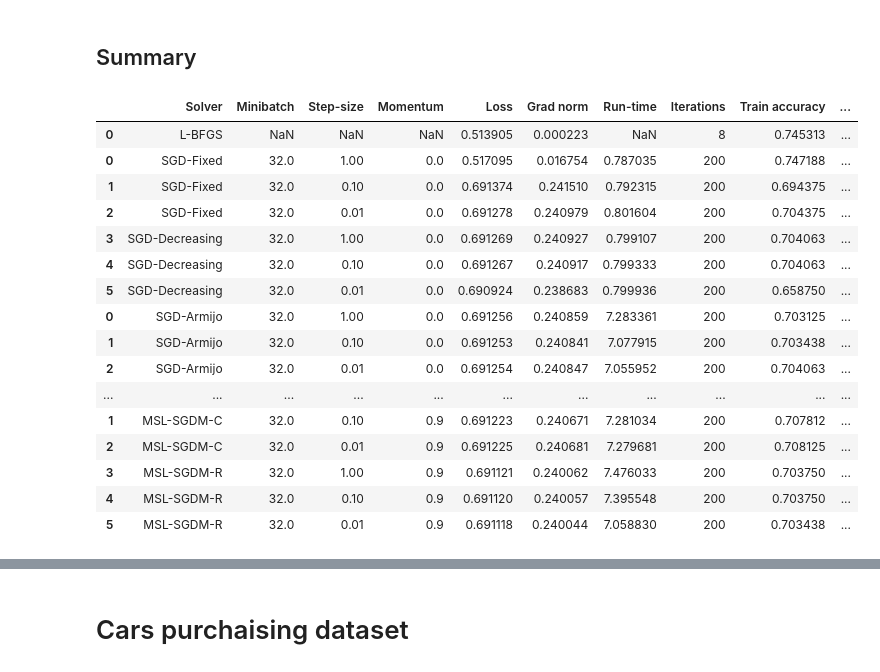
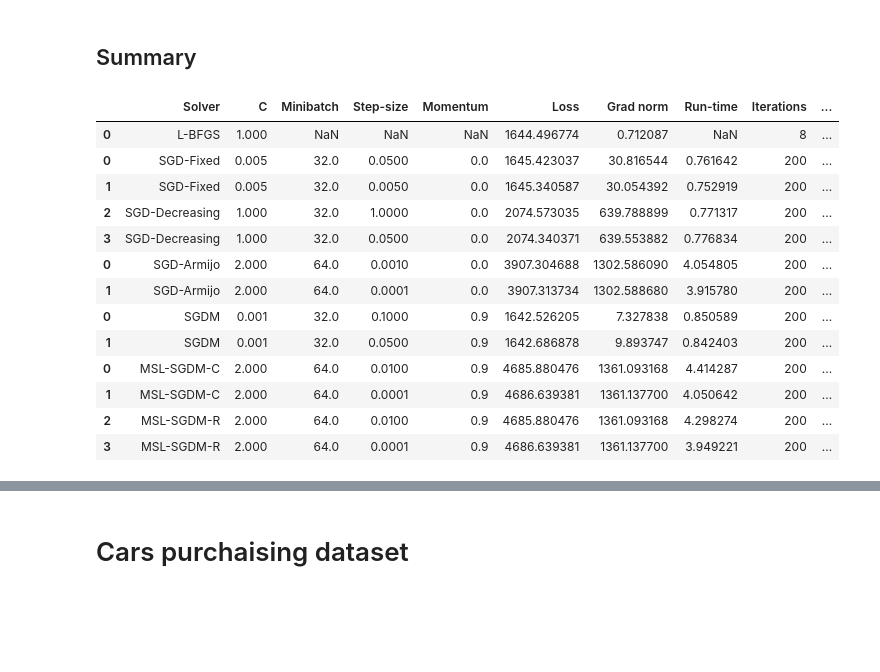
Before and after one commit to david-inf/SGD-and-LS, a Jupyter notebook: py/main.ipynb, the cells around one changed output, grey strips where cells are left out. Cells and saved outputs as stored; diff of their text form; code cells hidden in the pictures; blank space fills up the shorter version.

Commit message:
Added some tests and sterted hyper-parameters tuning

```diff
--- a/py/main.ipynb
+++ b/py/main.ipynb
@@ -64,2 +145,2 @@ sgdmApple_3 = LogisticRegression(solver="SGDM", C=1, minibatch=32).fit(w0Apple,
 # %%
-modelsApple_data3 = optim_data([sgdmApple_1, sgdmApple_2, sgdmApple_3])
+modelsApple_data3 = optim_data([sgdmApple_2, sgdmApple_3])
@@ -72,10 +147,2 @@ test_plots(modelsApple_data3)
-# %%
-mslcApple_1 = LogisticRegression(solver="MSL-SGDM-C", C=1, minibatch=32).fit(w0Apple, X_train_apple, y_train_apple, X_test_apple, y_test_apple, step_size=1, momentum=0.9)
-mslcApple_2 = LogisticRegression(solver="MSL-SGDM-C", C=1, minibatch=32).fit(w0Apple, X_train_apple, y_train_apple, X_test_apple, y_test_apple, step_size=0.1, momentum=0.9)
-mslcApple_3 = LogisticRegression(solver="MSL-SGDM-C", C=1, minibatch=32).fit(w0Apple, X_train_apple, y_train_apple, X_test_apple, y_test_apple, step_size=0.01, momentum=0.9)
-# %%
-mslrApple_1 = LogisticRegression(solver="MSL-SGDM-R", C=1, minibatch=32).fit(w0Apple, X_train_apple, y_train_apple, X_test_apple, y_test_apple, step_size=1, momentum=0.9)
-mslrApple_2 = LogisticRegression(solver="MSL-SGDM-R", C=1, minibatch=32).fit(w0Apple, X_train_apple, y_train_apple, X_test_apple, y_test_apple, step_size=0.1, momentum=0.9)
-mslrApple_3 = LogisticRegression(solver="MSL-SGDM-R", C=1, minibatch=32).fit(w0Apple, X_train_apple, y_train_apple, X_test_apple, y_test_apple, step_size=0.01, momentum=0.9)
 # %%
-modelsApple_data4 = optim_data([mslcApple_1, mslcApple_2, mslcApple_3, mslrApple_1, mslrApple_2, mslrApple_3])
+modelsApple_data4 = optim_data([mslcApple_2, mslcApple_3, mslrApple_2, mslrApple_3])
@@ -87,22 +150,19 @@ test_plots(modelsApple_data4)
 ## Summary
 # %%
 pd.concat([optim_bench(benchmarkApple).drop(columns={"Solution", "Loss/Epochs"}),
-          pd.concat([modelsApple_data1, modelsApple_data2, modelsApple_data3, modelsApple_data4]).drop(columns={"Solution", "Loss/Epochs", "labels"})])
+          pd.concat([modelsApple_data1, modelsApple_data2, modelsApple_data3, modelsApple_data4]).drop(columns={"Solution", "Loss/Epochs"})])
 # %% [output]
-|  | Solver | Minibatch | Step-size | Momentum | Loss | Grad norm | Run-time | Iterations | Train accuracy | ... |
-| 0 | L-BFGS | NaN | NaN | NaN | 0.513905 | 0.000223 | NaN | 8 | 0.745313 | ... |
-| 0 | SGD-Fixed | 32.0 | 1.00 | 0.0 | 0.517095 | 0.016754 | 0.787035 | 200 | 0.747188 | ... |
-| 1 | SGD-Fixed | 32.0 | 0.10 | 0.0 | 0.691374 | 0.241510 | 0.792315 | 200 | 0.694375 | ... |
-| 2 | SGD-Fixed | 32.0 | 0.01 | 0.0 | 0.691278 | 0.240979 | 0.801604 | 200 | 0.704375 | ... |
-| 3 | SGD-Decreasing | 32.0 | 1.00 | 0.0 | 0.691269 | 0.240927 | 0.799107 | 200 | 0.704063 | ... |
-| 4 | SGD-Decreasing | 32.0 | 0.10 | 0.0 | 0.691267 | 0.240917 | 0.799333 | 200 | 0.704063 | ... |
-| 5 | SGD-Decreasing | 32.0 | 0.01 | 0.0 | 0.690924 | 0.238683 | 0.799936 | 200 | 0.658750 | ... |
-| 0 | SGD-Armijo | 32.0 | 1.00 | 0.0 | 0.691256 | 0.240859 | 7.283361 | 200 | 0.703125 | ... |
-| 1 | SGD-Armijo | 32.0 | 0.10 | 0.0 | 0.691253 | 0.240841 | 7.077915 | 200 | 0.703438 | ... |
-| 2 | SGD-Armijo | 32.0 | 0.01 | 0.0 | 0.691254 | 0.240847 | 7.055952 | 200 | 0.704063 | ... |
-| ... | ... | ... | ... | ... | ... | ... | ... | ... | ... | ... |
-| 1 | MSL-SGDM-C | 32.0 | 0.10 | 0.9 | 0.691223 | 0.240671 | 7.281034 | 200 | 0.707812 | ... |
-| 2 | MSL-SGDM-C | 32.0 | 0.01 | 0.9 | 0.691225 | 0.240681 | 7.279681 | 200 | 0.708125 | ... |
-| 3 | MSL-SGDM-R | 32.0 | 1.00 | 0.9 | 0.691121 | 0.240062 | 7.476033 | 200 | 0.703750 | ... |
-| 4 | MSL-SGDM-R | 32.0 | 0.10 | 0.9 | 0.691120 | 0.240057 | 7.395548 | 200 | 0.703750 | ... |
-| 5 | MSL-SGDM-R | 32.0 | 0.01 | 0.9 | 0.691118 | 0.240044 | 7.058830 | 200 | 0.703438 | ... |
+|  | Solver | C | Minibatch | Step-size | Momentum | Loss | Grad norm | Run-time | Iterations | ... |
+| 0 | L-BFGS | 1.000 | NaN | NaN | NaN | 1644.496774 | 0.712087 | NaN | 8 | ... |
+| 0 | SGD-Fixed | 0.005 | 32.0 | 0.0500 | 0.0 | 1645.423037 | 30.816544 | 0.761642 | 200 | ... |
+| 1 | SGD-Fixed | 0.005 | 32.0 | 0.0050 | 0.0 | 1645.340587 | 30.054392 | 0.752919 | 200 | ... |
+| 2 | SGD-Decreasing | 1.000 | 32.0 | 1.0000 | 0.0 | 2074.573035 | 639.788899 | 0.771317 | 200 | ... |
+| 3 | SGD-Decreasing | 1.000 | 32.0 | 0.0500 | 0.0 | 2074.340371 | 639.553882 | 0.776834 | 200 | ... |
+| 0 | SGD-Armijo | 2.000 | 64.0 | 0.0010 | 0.0 | 3907.304688 | 1302.586090 | 4.054805 | 200 | ... |
+| 1 | SGD-Armijo | 2.000 | 64.0 | 0.0001 | 0.0 | 3907.313734 | 1302.588680 | 3.915780 | 200 | ... |
+| 0 | SGDM | 0.001 | 32.0 | 0.1000 | 0.9 | 1642.526205 | 7.327838 | 0.850589 | 200 | ... |
+| 1 | SGDM | 0.001 | 32.0 | 0.0500 | 0.9 | 1642.686878 | 9.893747 | 0.842403 | 200 | ... |
+| 0 | MSL-SGDM-C | 2.000 | 64.0 | 0.0100 | 0.9 | 4685.880476 | 1361.093168 | 4.414287 | 200 | ... |
+| 1 | MSL-SGDM-C | 2.000 | 64.0 | 0.0001 | 0.9 | 4686.639381 | 1361.137700 | 4.050642 | 200 | ... |
+| 2 | MSL-SGDM-R | 2.000 | 64.0 | 0.0100 | 0.9 | 4685.880476 | 1361.093168 | 4.298274 | 200 | ... |
+| 3 | MSL-SGDM-R | 2.000 | 64.0 | 0.0001 | 0.9 | 4686.639381 | 1361.137700 | 3.949221 | 200 | ... |
```
Also changed, not shown: parts of 162 cells of this notebook, 15 other files.
